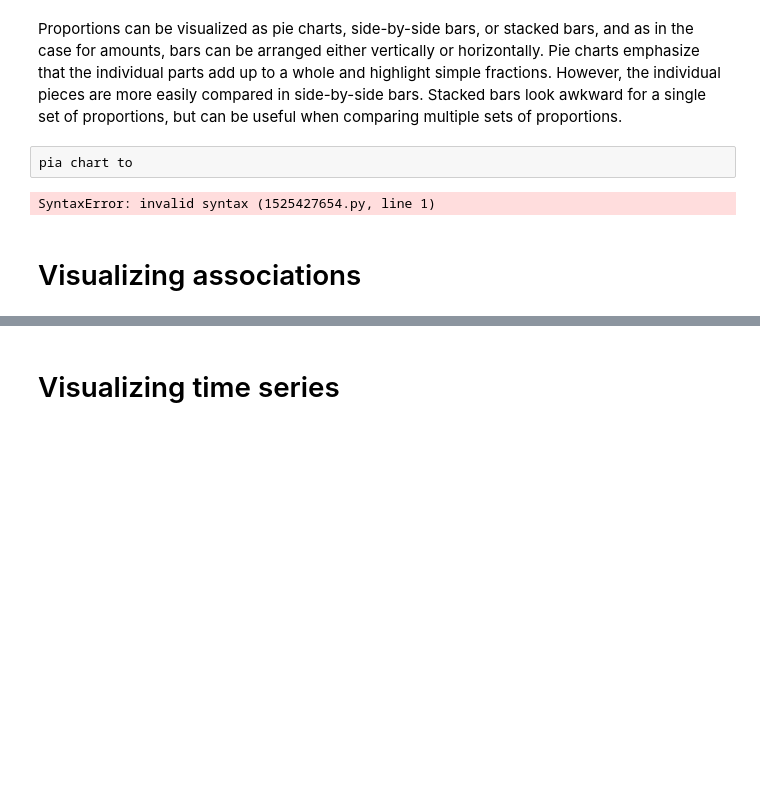
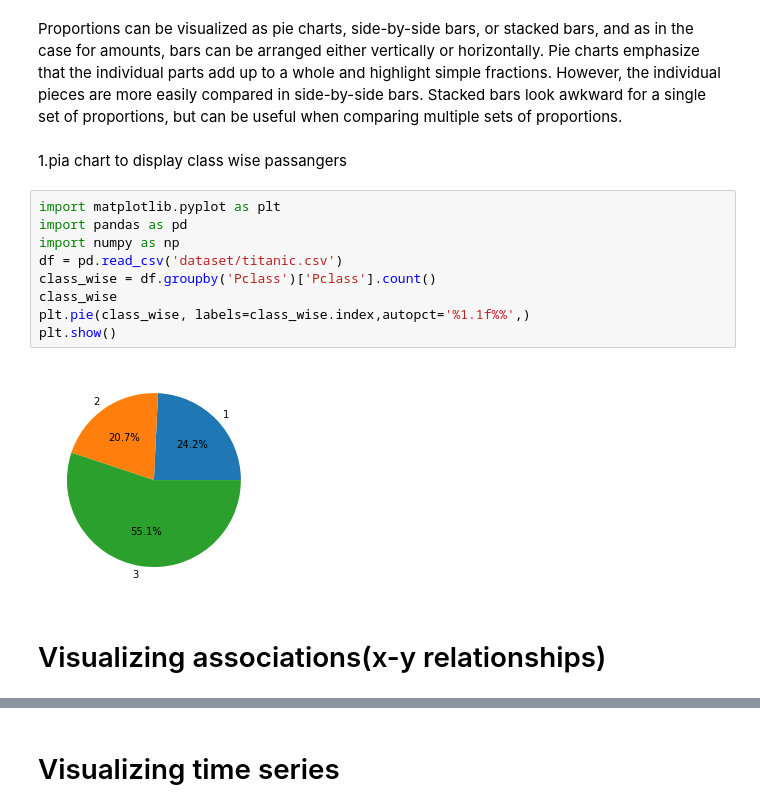
Before and after one commit to rahulbbs/pandas, a Jupyter notebook: Data_visualization_with_python.ipynb, the cells around one changed output, grey strips where cells are left out. Saved outputs shown, nothing was run; the diff lists cells and outputs as text; blank space fills up the shorter version.

```diff
--- a/Data_visualization_with_python.ipynb
+++ b/Data_visualization_with_python.ipynb
@@ -705,9 +705,18 @@ plt.show()
 # Visualizing proportions
 # %% [markdown]
 Proportions can be visualized as pie charts, side-by-side bars, or stacked bars, and as in the case for amounts, bars can be arranged either vertically or horizontally. Pie charts emphasize that the individual parts add up to a whole and highlight simple fractions. However, the individual pieces are more easily compared in side-by-side bars. Stacked bars look awkward for a single set of proportions, but can be useful when comparing multiple sets of proportions.
-# %%
-pia chart to
-# %% [output]
-SyntaxError: invalid syntax (1525427654.py, line 1)
+# %% [markdown]
+1.pia chart to display class wise passangers
+# %%
+import matplotlib.pyplot as plt
+import pandas as pd
+import numpy as np
+df = pd.read_csv('dataset/titanic.csv')
+class_wise = df.groupby('Pclass')['Pclass'].count()
+class_wise
+plt.pie(class_wise, labels=class_wise.index,autopct='%1.1f%%',)
+plt.show()
+# %% [output]
+[figure, added]
 # %% [markdown]
-# Visualizing associations
+# Visualizing associations(x-y relationships)
```
Also changed, not shown: parts of 7 cells of this notebook.
